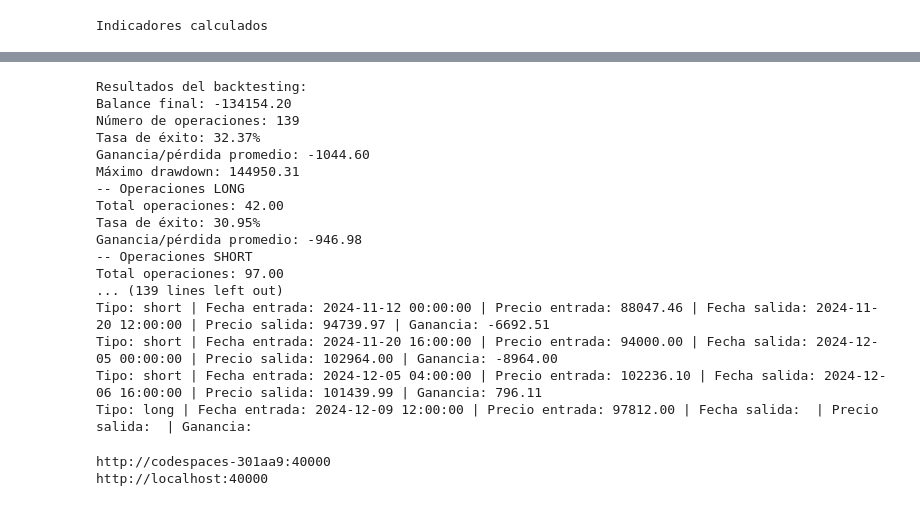
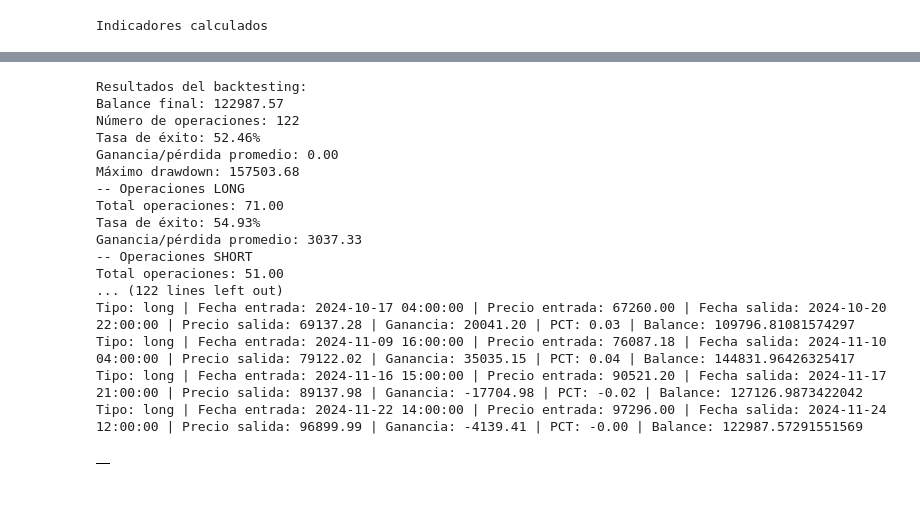
Before and after one commit to dmolinagarcia/moTradeBot, a Jupyter notebook: backtest/backtest.ipynb, the cells around one changed output, grey strips where cells are left out. Saved outputs shown, nothing was run; the diff lists cells and outputs as text; code cells hidden in the pictures.

```diff
--- a/backtest/backtest.ipynb
+++ b/backtest/backtest.ipynb
@@ -16,7 +16,8 @@ Librerias cargadas
 url = "https://www.cryptodatadownload.com/cdd/Binance_BTCUSDT_1h.csv"
 
 # Cargar el CSV en un DataFrame
-df = pd.read_csv(url, skiprows=1)
+#df = pd.read_csv(url, skiprows=1)
+df = pd.read_csv('Binance_BTCUSDT_1h.csv', skiprows=1)
 
 # Ahora, convertimos el timestamp de UNIX a datetime y filtramos los ultimos 4 años (aproximado por 4*365)
 # Asegúrate de que el DataFrame tiene las columnas necesarias
@@ -35,7 +36,7 @@ start_time = end_time - pd.Timedelta(days=5*365+60)  # Aproximación de 4 años
 df = df[(df.index >= start_time) & (df.index <= end_time)]
 
 # Resample a 4h
-df = df.resample('4h').agg({
+df4= df.resample('4h').agg({
     'Open': 'first',
     'High': 'max',
     'Low': 'min',
@@ -69,7 +70,7 @@ df['ema50'] = ta.trend.ema_indicator(close=df['Close'], window=50)
 
 # Y procedemos a filtrar los datos anteriores a la ventana deseada
 end_time = df.index.max()
-start_time = end_time - pd.Timedelta(days=4*365)  # Aproximación de 4 años
+start_time = end_time - pd.Timedelta(days=5*365)  # Aproximación de 4 años
 df = df[(df.index >= start_time) & (df.index <= end_time)]
 
 print ("Indicadores calculados")
@@ -96,28 +97,28 @@ def generate_signals(df):
         # - MACD > signal (momentum alcista)
         # - El precio actual > EMA50 (tendencia global alcista)
         if ((df['rsi'].iloc[i] < 35 or df['Close'].iloc[i] <= df['bollinger_lower'].iloc[i]) and
-            df['Close'].iloc[i] < df['ema50'].iloc[i]):
+            df['Close'].iloc[i] > df['ema50'].iloc[i]):
             df.iloc[i, df.columns.get_loc('long_entry')] = 1
 
         # Salida de largo:
-        # - RSI > 65 (algo sobrecomprado) O MACD < signal (pérdida de momentum)
-        if (df['rsi'].iloc[i] > 70 and df['macd'].iloc[i] < df['signal'].iloc[i]):
+        # - RSI > 65 (algo sobrecomprado) O MACD < signal (pérdida de momentum) o si se rompe la banda superior
+        if (df['rsi'].iloc[i] > 70 and (df['macd'].iloc[i] < df['signal'].iloc[i] or df['Close'].iloc[i] >= df['bollinger_upper'].iloc[i])) :
             df.iloc[i, df.columns.get_loc('long_exit')] = 1
 
         # Entrada en corto:
         # - RSI > 65 (ligera sobrecompra) O precio >= banda de Bollinger superior
         # - MACD < signal (momentum bajista)
         # - El precio actual < EMA50 (tendencia global bajista)
-        if ((df['rsi'].iloc[i] > 65 or df['Close'].iloc[i] >= df['bollinger_upper'].iloc[i]) and
-            df['Close'].iloc[i] > df['ema50'].iloc[i]):
+        if ((df['rsi'].iloc[i] > 70 or df['Close'].iloc[i] >= df['bollinger_upper'].iloc[i]) and
+            df['Close'].iloc[i] < df['ema50'].iloc[i]):
             df.iloc[i, df.columns.get_loc('short_entry')] = 1
 
         # Salida de corto:
-        # - RSI < 35 (vuelve a zona baja), MACD > signal (cambio a momentum alcista)
+        # - RSI < 35 (vuelve a zona baja), MACD > signal (cambio a momentum alcista) o si se rompe la banda inferior
         # Aquí podrías usar un "o" para salir en cualquiera de las dos condiciones,
         # pero usar "y" puede asegurar que realmente hay un cambio de momentum.
         # Ajustar según preferencias.
-        if (df['rsi'].iloc[i] < 30 and df['macd'].iloc[i] > df['signal'].iloc[i]):
+        if (df['rsi'].iloc[i] < 30 and (df['macd'].iloc[i] > df['signal'].iloc[i] or df['Close'].iloc[i] <= df['bollinger_lower'].iloc[i])):
             df.iloc[i, df.columns.get_loc('short_exit')] = 1
 
     return df
@@ -344,34 +340,45 @@ for op in results['operations']:
     exit_date = op['exit_date'] if op['exit_date'] is not None else ''
     exit_price = f"{op['exit_price']:.2f}" if op['exit_price'] is not None else ''
     profit = f"{op['profit']:.2f}" if op['profit'] is not None else ''
+    profit_pct = f"{op['profit_pct']:.2f}" if op['profit_pct'] is not None else ''
 
     print(f"Tipo: {op['type']} | Fecha entrada: {op['entry_date']} | Precio entrada: {op['entry_price']:.2f} | "
           f"Fecha salida: {exit_date} | "
           f"Precio salida: {exit_price} | "
-          f"Ganancia: {profit}")
+          f"Ganancia: {profit} | "
+          f"PCT: {profit_pct} | "
+          f"Balance: {op['balance']} ")
 # %% [output]
 Resultados del backtesting:
-Balance final: -134154.20
-Número de operaciones: 139
-Tasa de éxito: 32.37%
-Ganancia/pérdida promedio: -1044.60
-Máximo drawdown: 144950.31
+Balance final: 122987.57
+Número de operaciones: 122
+Tasa de éxito: 52.46%
+Ganancia/pérdida promedio: 0.00
+Máximo drawdown: 157503.68
 -- Operaciones LONG
-Total operaciones: 42.00
-Tasa de éxito: 30.95%
-Ganancia/pérdida promedio: -946.98
+Total operaciones: 71.00
+Tasa de éxito: 54.93%
+Ganancia/pérdida promedio: 3037.33
 -- Operaciones SHORT
-Total operaciones: 97.00
-... (139 lines left out)
-Tipo: short | Fecha entrada: 2024-11-12 00:00:00 | Precio entrada: 88047.46 | Fecha salida: 2024-11-20 12:00:00 | Precio salida: 94739.97 | Ganancia: -6692.51
-Tipo: short | Fecha entrada: 2024-11-20 16:00:00 | Precio entrada: 94000.00 | Fecha salida: 2024-12-05 00:00:00 | Precio salida: 102964.00 | Ganancia: -8964.00
-Tipo: short | Fecha entrada: 2024-12-05 04:00:00 | Precio entrada: 102236.10 | Fecha salida: 2024-12-06 16:00:00 | Precio salida: 101439.99 | Ganancia: 796.11
-Tipo: long | Fecha entrada: 2024-12-09 12:00:00 | Precio entrada: 97812.00 | Fecha salida:  | Precio salida:  | Ganancia:
+Total operaciones: 51.00
+... (122 lines left out)
+Tipo: long | Fecha entrada: 2024-10-17 04:00:00 | Precio entrada: 67260.00 | Fecha salida: 2024-10-20 22:00:00 | Precio salida: 69137.28 | Ganancia: 20041.20 | PCT: 0.03 | Balance: 109796.81081574297
+Tipo: long | Fecha entrada: 2024-11-09 16:00:00 | Precio entrada: 76087.18 | Fecha salida: 2024-11-10 04:00:00 | Precio salida: 79122.02 | Ganancia: 35035.15 | PCT: 0.04 | Balance: 144831.96426325417
+Tipo: long | Fecha entrada: 2024-11-16 15:00:00 | Precio entrada: 90521.20 | Fecha salida: 2024-11-17 21:00:00 | Precio salida: 89137.98 | Ganancia: -17704.98 | PCT: -0.02 | Balance: 127126.9873422042
+Tipo: long | Fecha entrada: 2024-11-22 14:00:00 | Precio entrada: 97296.00 | Fecha salida: 2024-11-24 12:00:00 | Precio salida: 96899.99 | Ganancia: -4139.41 | PCT: -0.00 | Balance: 122987.57291551569
 # %%
-d = dtale.show(results['df'])
+# Detalle de datos
 
-print (d._url)
-print ("http://localhost:40000")
+# d = dtale.show(results['df'])
+
+# print (d._url)
-# %% [output]
-http://codespaces-301aa9:40000
-http://localhost:40000
+# %%
+# Grafico
+
+df_chart = pd.DataFrame()
+#df_chart['timestamp']=results['df']['timestamp']
+
+results['df'].head()
+df_chart.head()
+# %% [output]
+|  |
```
Also changed, not shown: parts of 1 cell of this notebook, 1 other file.
